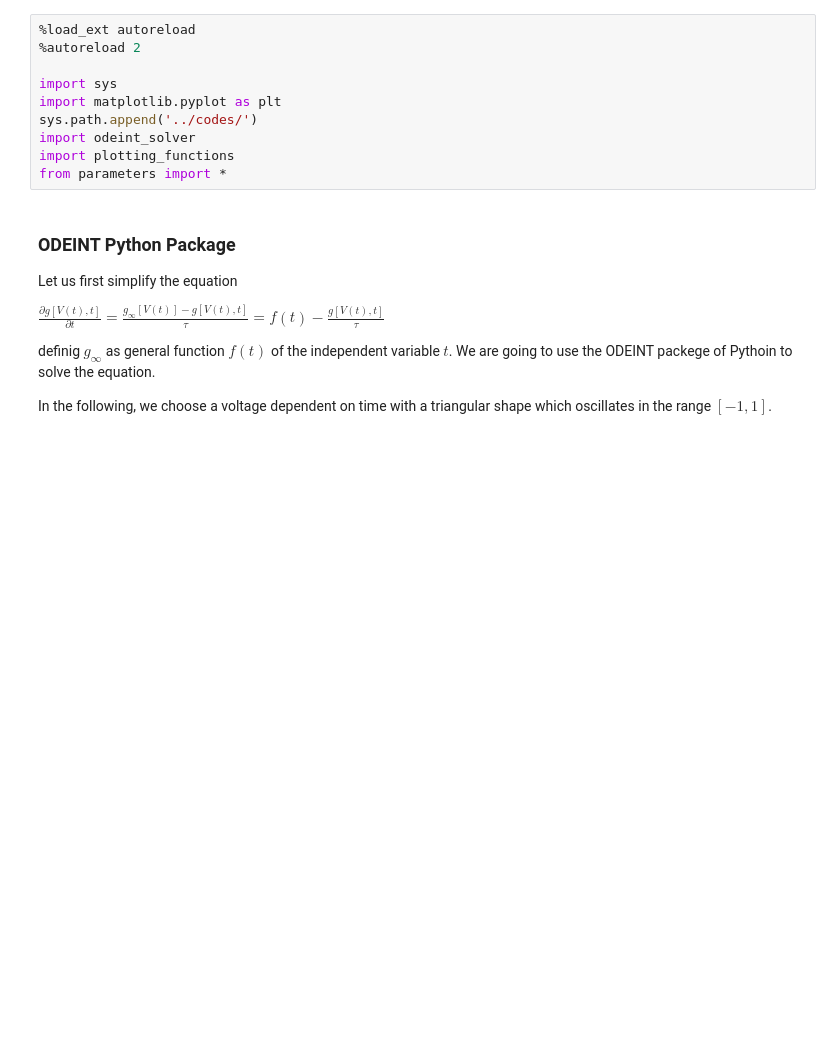
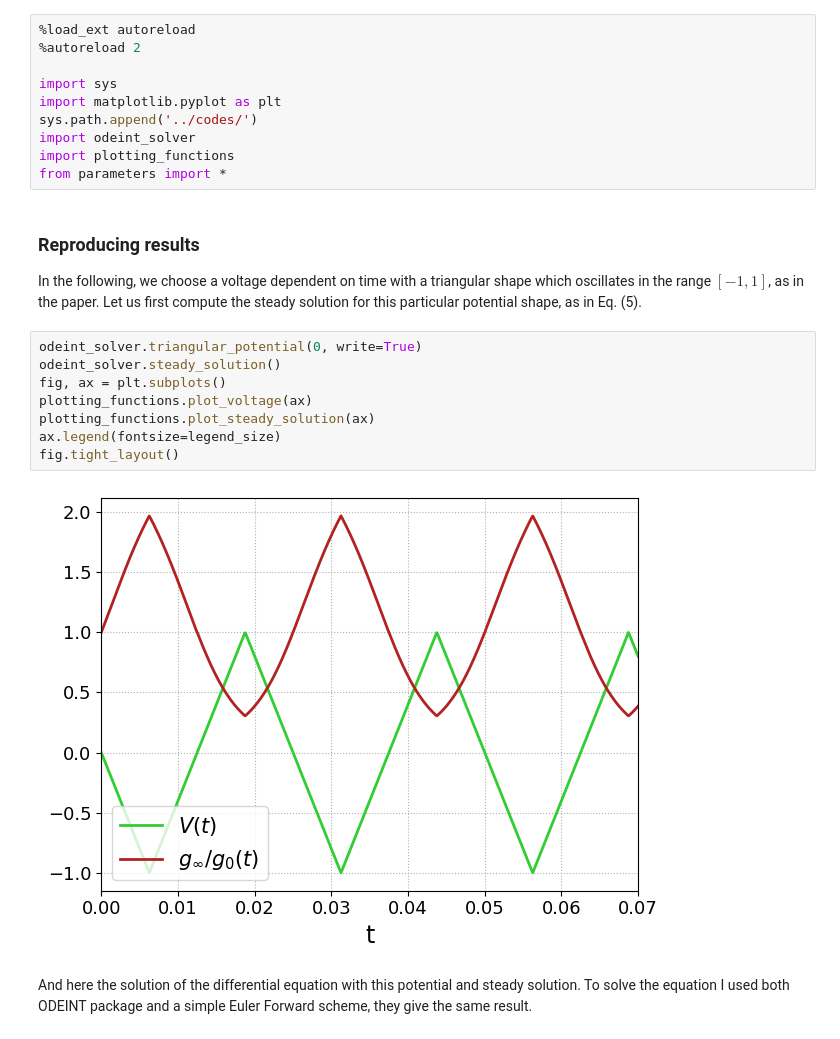
Before and after one commit to nicagali/Ionic_Channels, a Jupyter notebook: notes/differential_equation.ipynb, the cells around one changed output. Drawn from its saved outputs; the diff is of its cells as text; blank space fills up the shorter version.

Commit message:
Here jupyter notebook modified.

```diff
--- a/notes/differential_equation.ipynb
+++ b/notes/differential_equation.ipynb
@@ -16,16 +20,22 @@ sys.path.append('../codes/')
 import odeint_solver
 import plotting_functions
 from parameters import *
-# %% [markdown]
-### ODEINT Python Package
-
-Let us first simplify the equation
-
-$\frac{\partial g[V(t),t]}{\partial t} = \frac{g_{\infty}[V(t)]-g[V(t),t]}{\tau} = f(t) - \frac{g[V(t),t]}{\tau} $
-
-definig $g_{\infty}$ as general function $f(t)$ of the independent variable $t$. We are going to use the ODEINT packege of Pythoin to solve the equation.
-
-In the following, we choose a voltage dependent on time with a triangular shape which oscillates in the range $[-1,1]$.
+# %% [markdown]
+### Reproducing results
+
+In the following, we choose a voltage dependent on time with a triangular shape which oscillates in the range $[-1,1]$, as in the paper. Let us first compute the steady solution for this particular potential shape, as in Eq. (5).
+# %%
+odeint_solver.triangular_potential(0, write=True)
+odeint_solver.steady_solution()
+fig, ax = plt.subplots()
+plotting_functions.plot_voltage(ax)
+plotting_functions.plot_steady_solution(ax)
+ax.legend(fontsize=legend_size)
+fig.tight_layout()
+# %% [output]
+[figure, added]
+# %% [markdown]
+And here the solution of the differential equation with this potential and steady solution. To solve the equation I used both ODEINT package and a simple Euler Forward scheme, they give the same result.
 # %%
 odeint_solver.odeint_solver_function('triangular')
 odeint_solver.triangular_potential(0, write=True)
```
Also changed, not shown: parts of 9 cells of this notebook.
